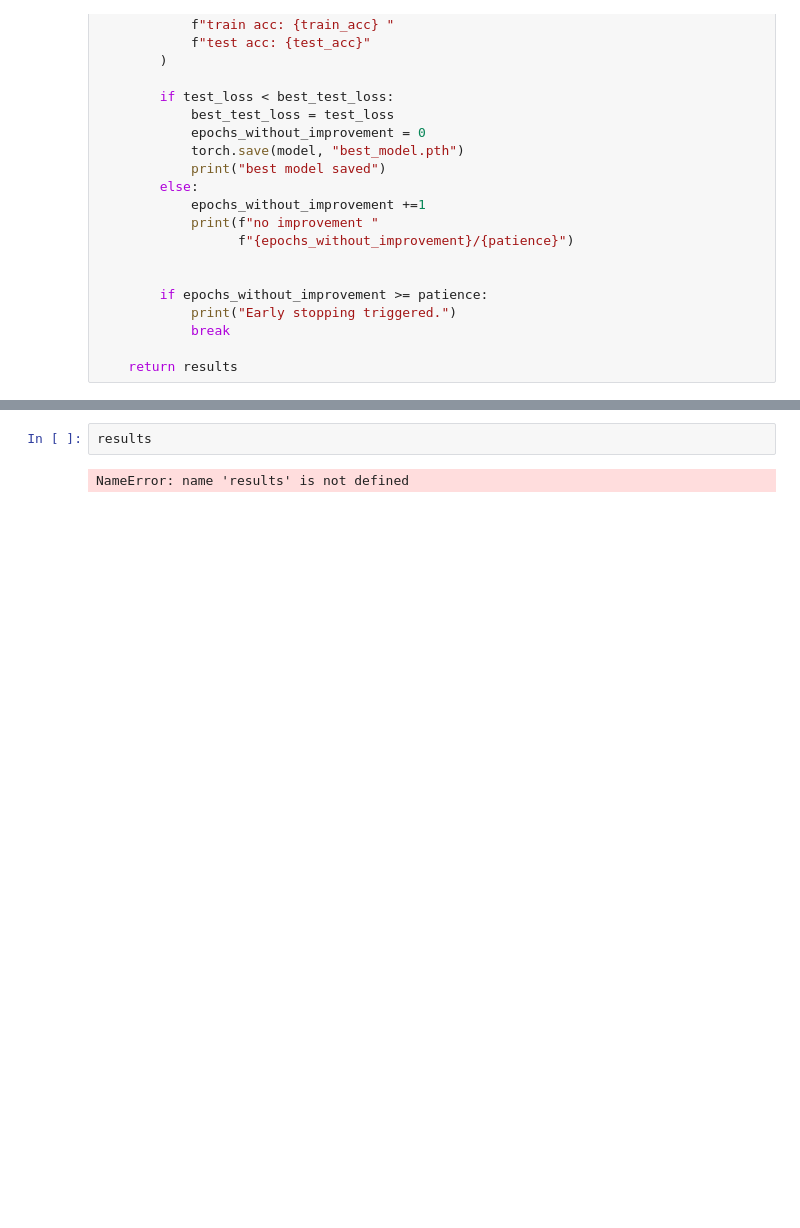
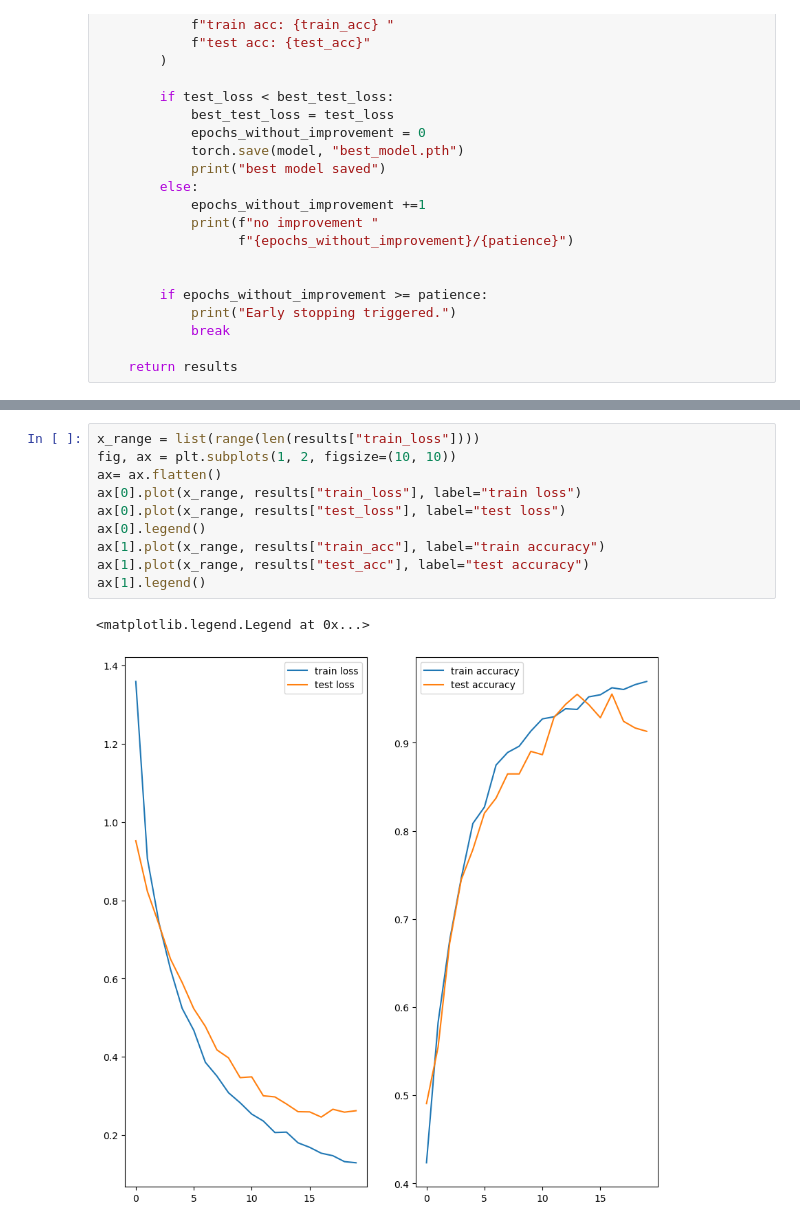
Before and after one commit to Ebenezeragyemang10/Machine-learning-Deep-Learning-Notes, a Jupyter notebook: 21.Style-And-Transfer-learning/rock-paper-scissor-class.ipynb, the cells around one changed output, grey strips where cells are left out. Cells and saved outputs as stored; diff of their text form; blank space fills up the shorter version.

Commit message:
visualized training and testing  results

```diff
--- a/21.Style-And-Transfer-learning/rock-paper-scissor-class.ipynb
+++ b/21.Style-And-Transfer-learning/rock-paper-scissor-class.ipynb
@@ -250,4 +249,13 @@ KeyboardInterrupt:
 # %%
-results
+x_range = list(range(len(results["train_loss"])))
+fig, ax = plt.subplots(1, 2, figsize=(10, 10))
+ax= ax.flatten()
+ax[0].plot(x_range, results["train_loss"], label="train loss")
+ax[0].plot(x_range, results["test_loss"], label="test loss")
+ax[0].legend()
+ax[1].plot(x_range, results["train_acc"], label="train accuracy")
+ax[1].plot(x_range, results["test_acc"], label="test accuracy")
+ax[1].legend()
 # %% [output]
-NameError: name 'results' is not defined
+<matplotlib.legend.Legend at 0x...>
+[figure, added]
```
Also changed, not shown: parts of 3 cells of this notebook.
